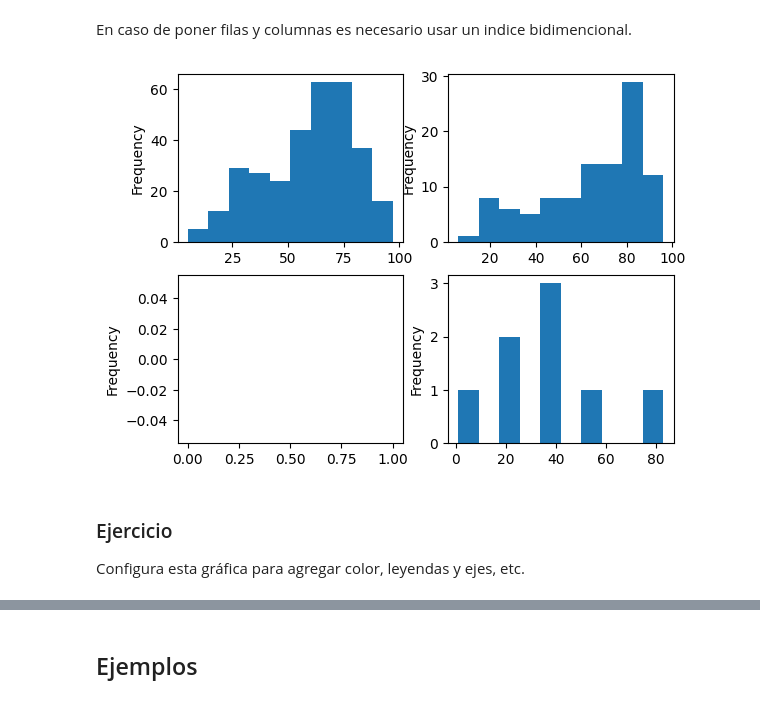
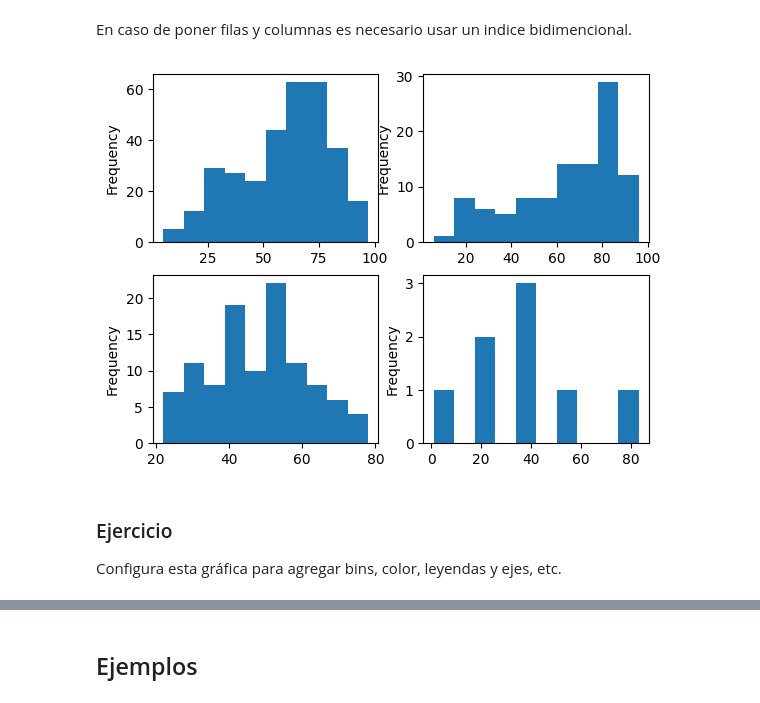
Before and after one commit to mar-esther23/CursoPandas2023, a Jupyter notebook: CP5-Graficas.ipynb, the cells around one changed output, grey strips where cells are left out. Cells and saved outputs as stored; diff of their text form; code cells hidden in the pictures.

```diff
--- a/CP5-Graficas.ipynb
+++ b/CP5-Graficas.ipynb
@@ -420,19 +425,19 @@ En caso de poner filas y columnas es necesario usar un indice bidimencional.
 # %%
 fig, axes = plt.subplots(nrows=2, ncols=2)
 
 df.loc[(df['Sexo']=='Masculino') & (df['Conocido_Desconocido']=='Conocido'),'Edad_años'] \
   .plot.hist(ax=axes[0,0])
 df.loc[(df['Sexo']=='Femenino') & (df['Conocido_Desconocido']=='Conocido'),'Edad_años'] \
   .plot.hist(ax=axes[0,1])
-df.loc[(df['Sexo']=='Masculino') & (df['Conocido_Desconocido']=='Desonocido'),'Edad_años'] \
+df.loc[(df['Sexo']=='Masculino') & (df['Conocido_Desconocido']=='Desconocido'),'Edad_años'] \
   .plot.hist(ax=axes[1,0])
 df.loc[(df['Sexo']=='Femenino') & (df['Conocido_Desconocido']=='Desconocido'),'Edad_años'] \
   .plot.hist(ax=axes[1,1])
 
 plt.show()
 # %% [output]
-[figure, old version]
+[figure, new version]
 # %% [markdown]
 ### Ejercicio
 
-Configura esta gráfica para agregar color, leyendas y ejes, etc.
+Configura esta gráfica para agregar bins, color, leyendas y ejes, etc.
```
Also changed, not shown: parts of 17 cells of this notebook, 1 other file.
